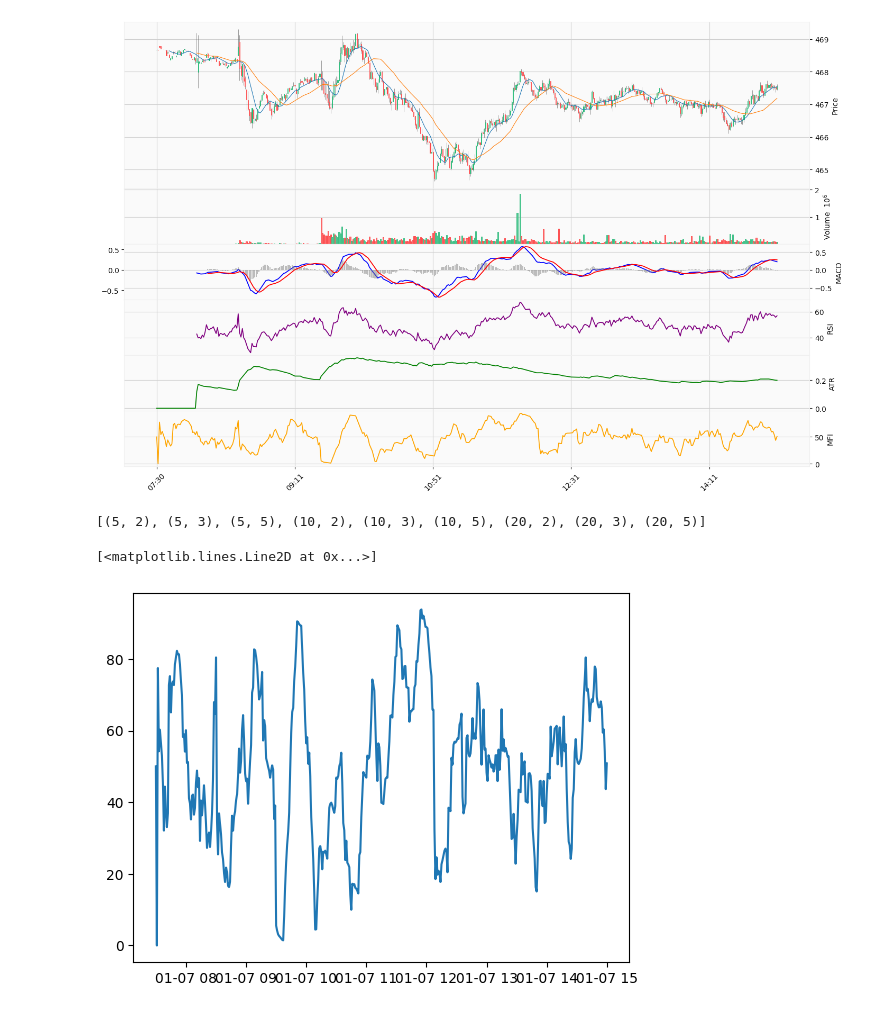
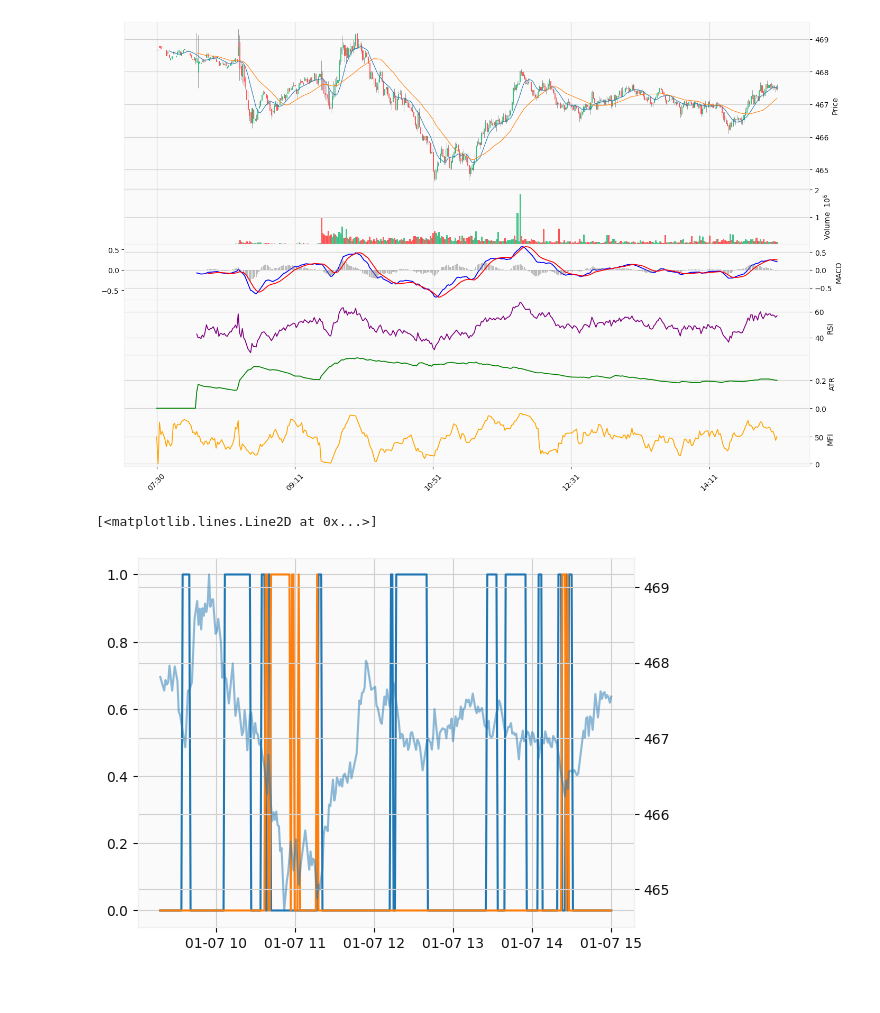
Before and after one commit to Jiian/options-mlfinetune-backtest, a Jupyter notebook: working drafts/02 strat design.ipynb, the cells around one changed output. Saved outputs shown, nothing was run; the diff lists cells and outputs as text; code cells hidden in the pictures.

```diff
--- a/03 Trade Env.ipynb
+++ b/working drafts/02 strat design.ipynb
@@ -46,16 +47,29 @@ mpf.plot(
 # %%
 params_grid = {
     "fast": [5, 10, 20], #sma|rsi|macd
-    "mult": [2, 3, 5], # sma|rsi|macd, for ATR also
+    "slow_mult": [2, 3, 5], # sma|rsi|macd, for ATR also
+
+    "rsi_threshold": [60, 70], #rsi only
 }
 
+tech_indicators = dict()
 for params in product(*params_grid.values()):
+    params = {list(params_grid.keys())[i] : params[i] for i in range(len(params))}
 
-    sma_fast = params[0]
-    sma_slow = sma_fast * params[1]
-    print(f"SMA Fast: {sma_fast}, SMA Slow: {sma_slow}")
+    fast = params['fast']
+    slow = params['fast'] * params["slow_mult"]
+    tech_indicators[f"sma_{fast}"] = ta.trend.SMAIndicator(df_stock['close'], window=fast).sma_indicator()
+    tech_indicators[f"sma_{slow}"] = ta.trend.SMAIndicator(df_stock['close'], window=slow).sma_indicator()
+    tech_indicators[f"rsi_{slow}"] = ta.momentum.RSIIndicator(df_stock['close'], window=slow).rsi()
+    tech_indicators[f"macdsignal_{fast}_{slow}"] = ta.trend.MACD(df_stock['close'], window_fast=fast, window_slow=slow).macd_signal()
+    tech_indicators[f"macddiff_{fast}_{slow}"] = ta.trend.MACD(df_stock['close'], window_fast=fast, window_slow=slow).macd_diff()
+    tech_indicators[f"atr_{slow}"] = ta.volatility.AverageTrueRange(df_stock['high'], df_stock['low'], df_stock['close'], window=slow).average_true_range()
+
+tech_indicators = pd.DataFrame(tech_indicators).dropna()
-# %%
-list(product(*params_grid.values()))
-# %% [output]
-[(5, 2), (5, 3), (5, 5), (10, 2), (10, 3), (10, 5), (20, 2), (20, 3), (20, 5)]
+# %%
+params = {
+    "fast": 10,
+    "slow_mult": 3,
+    "rsi_threshold": 60
+}
 # %%
@@ -67,9 +86,18 @@ list(product(*params_grid.values()))
+# %%
+enter_short = pd.Series(np.all([
+    (tech_indicators[f"sma_{params['fast']}"] < tech_indicators[f"sma_{params['fast'] * params['slow_mult']}"]), # SMA_fast > SMA_slow
+    (tech_indicators[f"macddiff_{params['fast']}_{params['fast'] * params['slow_mult']}"] < 0), # MACD diff > 0
+    (tech_indicators[f"rsi_{params['fast'] * params['slow_mult']}"] >= 100 - params["rsi_threshold"]) # RSI not > 60
+], axis = 0), index = tech_indicators.index)
+
+exit_short = pd.Series(np.any([
+    # RSI > 60
+    tech_indicators[f"rsi_{params['fast'] * params['slow_mult']}"] < 100 - params["rsi_threshold"]
+], axis = 0), index = tech_indicators.index)
 # %%
-# MACD_signal 10 steps negative gradient
-
-# RSI > 60
+plt.plot(enter_short.astype(int), label='Enter short Signal')
+plt.plot(exit_short.astype(int), label='Exit short Signal')
+plt.twinx().plot(df_stock['close'].loc[tech_indicators.index], label='Close Price', alpha=0.5)
+# %% [output]
+[<matplotlib.lines.Line2D at 0x...>]
+[figure, added]
-# %%
-plt.plot()
-# %% [output]
-[<matplotlib.lines.Line2D at 0x...>]
-[figure, removed]
```
Also changed, not shown: parts of 7 cells of this notebook, 3 other files.
